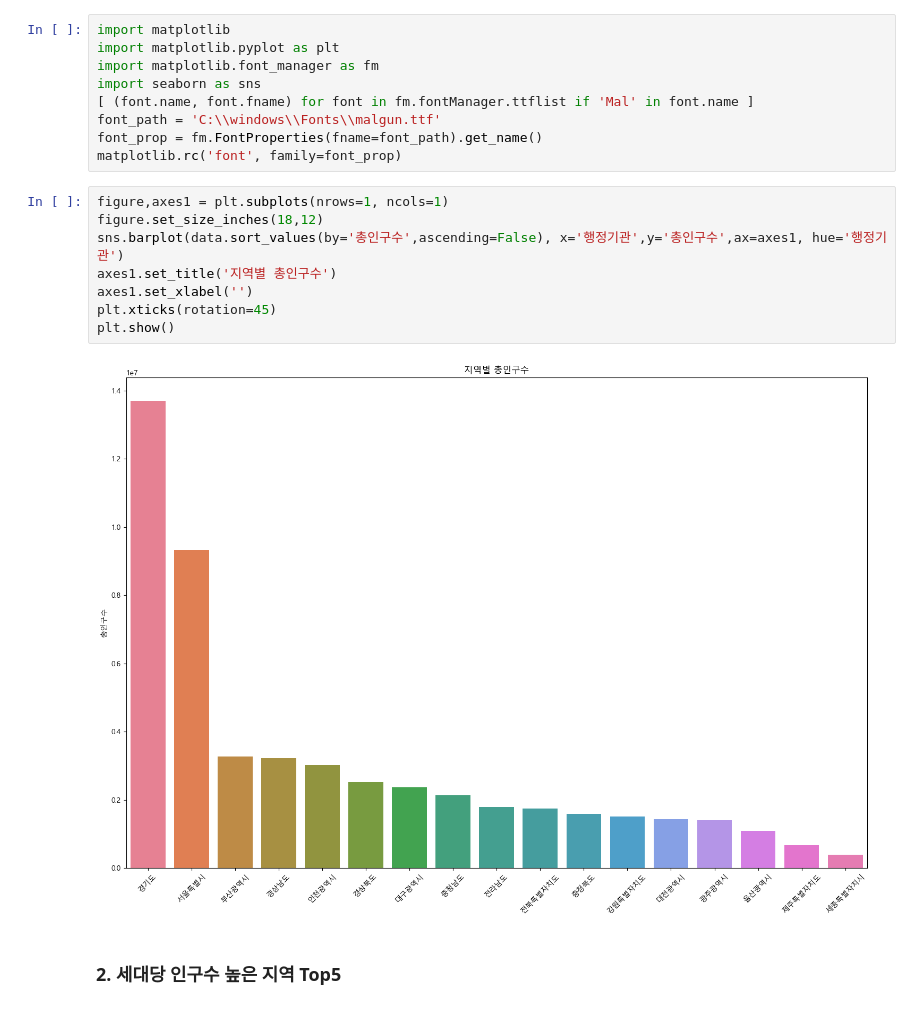
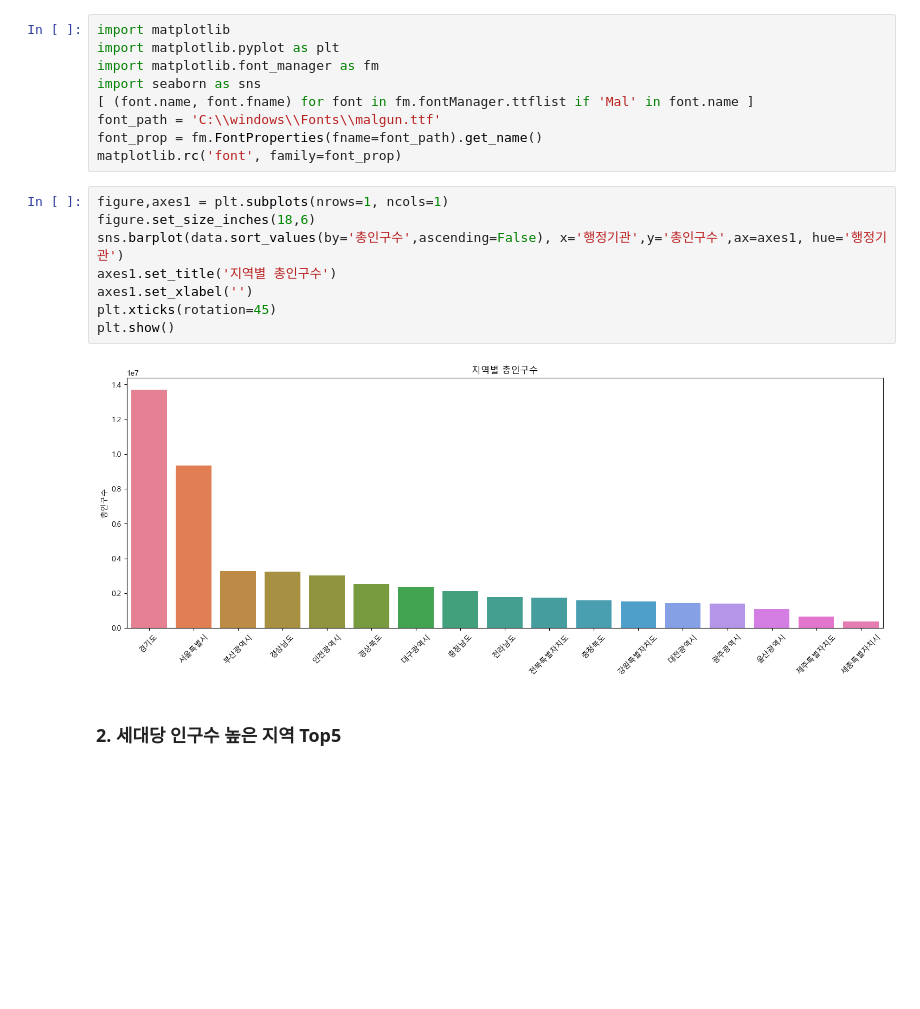
Before and after one commit to minju3212/Python_Webscraping_Analysis, a Jupyter notebook: 04_인구현황분석.ipynb, the cells around one changed output. Drawn from its saved outputs; the diff is of its cells as text; blank space fills up the shorter version.

```diff
--- a/04_인구현황분석.ipynb
+++ b/04_인구현황분석.ipynb
@@ -26,14 +26,14 @@ font_prop = fm.FontProperties(fname=font_path).get_name()
 matplotlib.rc('font', family=font_prop)
 # %%
 figure,axes1 = plt.subplots(nrows=1, ncols=1)
-figure.set_size_inches(18,12)
+figure.set_size_inches(18,6)
 sns.barplot(data.sort_values(by='총인구수',ascending=False), x='행정기관',y='총인구수',ax=axes1, hue='행정기관')
 axes1.set_title('지역별 총인구수')
 axes1.set_xlabel('')
 plt.xticks(rotation=45)
 plt.show()
 # %% [output]
-[figure, old version]
+[figure, new version]
 # %% [markdown]
 ### 2. 세대당 인구수 높은 지역 Top5
 # %%
```
Also changed, not shown: parts of 4 cells of this notebook.
